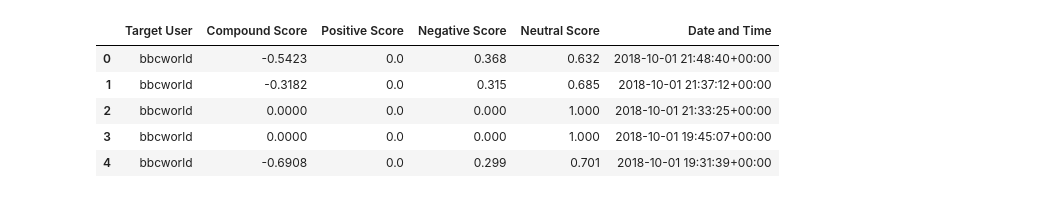
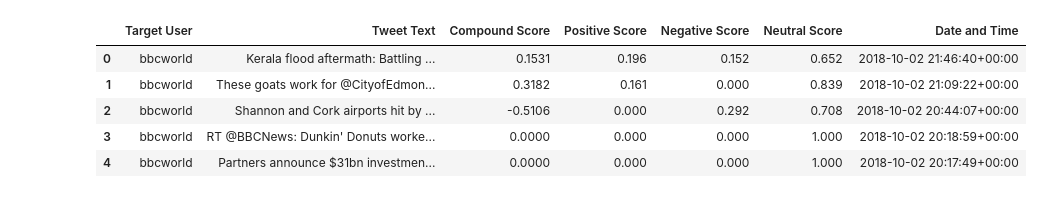
Before and after one commit to knkayser/social_analytics, a Jupyter notebook: Homework_7_Kayser.ipynb, the cells around one changed output. Drawn from its saved outputs; the diff is of its cells as text; code cells hidden in the pictures.

```diff
--- a/Homework_7_Kayser.ipynb
+++ b/Homework_7_Kayser.ipynb
@@ -23,6 +29,7 @@ api = tweepy.API(auth, parser=tweepy.parsers.JSONParser())
 target_users = ["bbcworld", "cbsnews", "cnn", "foxnews", "nytimes"]
 
 dictionary = {"Target User" : [],
+              "Tweet Text" : [],
        "Compound Score" : [],
        "Positive Score" : [],
        "Negative Score" : [],
@@ -43,39 +50,46 @@ for user in target_users:
 
             dictionary["Target User"].append(user)
 
              #Pull out tweet text and run vader analysis
             results = analyzer.polarity_scores(tweet["text"])
             compound = results["compound"]
             positive = results["pos"]
             negative = results["neg"]
             neutral = results["neu"]
 
              #Add to list
             dictionary["Compound Score"].append(compound)
             dictionary["Positive Score"].append(positive)
             dictionary["Negative Score"].append(negative)
             dictionary["Neutral Score"].append(neutral)
 
+            #Pull of tweet text
+            dictionary["Tweet Text"].append(tweet["text"])
+
              #Pull out data/time information
             raw_time = tweet["created_at"]
             tweet_times = []
             tweet_times.append(raw_time)
 
             #Convert timestamps
             for raw_time in tweet_times:
                 converted_time = datetime.strptime(raw_time, "%a %b %d %H:%M:%S %z %Y")
                 dictionary["Date and Time"].append(converted_time)
 
+#Create DataFrame
 final_data = pd.DataFrame(dictionary)
 
+#Export CSV file
+final_data.to_csv("output_data/news_df.csv")
+
 final_data.head()
 # %% [output]
-|  | Target User | Compound Score | Positive Score | Negative Score | Neutral Score | Date and Time |
-| 0 | bbcworld | -0.5423 | 0.0 | 0.368 | 0.632 | 2018-10-01 21:48:40+00:00 |
-| 1 | bbcworld | -0.3182 | 0.0 | 0.315 | 0.685 | 2018-10-01 21:37:12+00:00 |
-| 2 | bbcworld | 0.0000 | 0.0 | 0.000 | 1.000 | 2018-10-01 21:33:25+00:00 |
-| 3 | bbcworld | 0.0000 | 0.0 | 0.000 | 1.000 | 2018-10-01 19:45:07+00:00 |
-| 4 | bbcworld | -0.6908 | 0.0 | 0.299 | 0.701 | 2018-10-01 19:31:39+00:00 |
+|  | Target User | Tweet Text | Compound Score | Positive Score | Negative Score | Neutral Score | Date and Time |
+| 0 | bbcworld | Kerala flood aftermath: Battling ... | 0.1531 | 0.196 | 0.152 | 0.652 | 2018-10-02 21:46:40+00:00 |
+| 1 | bbcworld | These goats work for @CityofEdmon... | 0.3182 | 0.161 | 0.000 | 0.839 | 2018-10-02 21:09:22+00:00 |
+| 2 | bbcworld | Shannon and Cork airports hit by ... | -0.5106 | 0.000 | 0.292 | 0.708 | 2018-10-02 20:44:07+00:00 |
+| 3 | bbcworld | RT @BBCNews: Dunkin' Donuts worke... | 0.0000 | 0.000 | 0.000 | 1.000 | 2018-10-02 20:18:59+00:00 |
+| 4 | bbcworld | Partners announce $31bn investmen... | 0.0000 | 0.000 | 0.000 | 1.000 | 2018-10-02 20:17:49+00:00 |
 # %%
 bbc_values = final_data.loc[final_data['Target User'] == "bbcworld"]
 cbs_values = final_data.loc[final_data['Target User'] == "cbsnews"]
```
Also changed, not shown: parts of 3 cells of this notebook, 3 other files.
